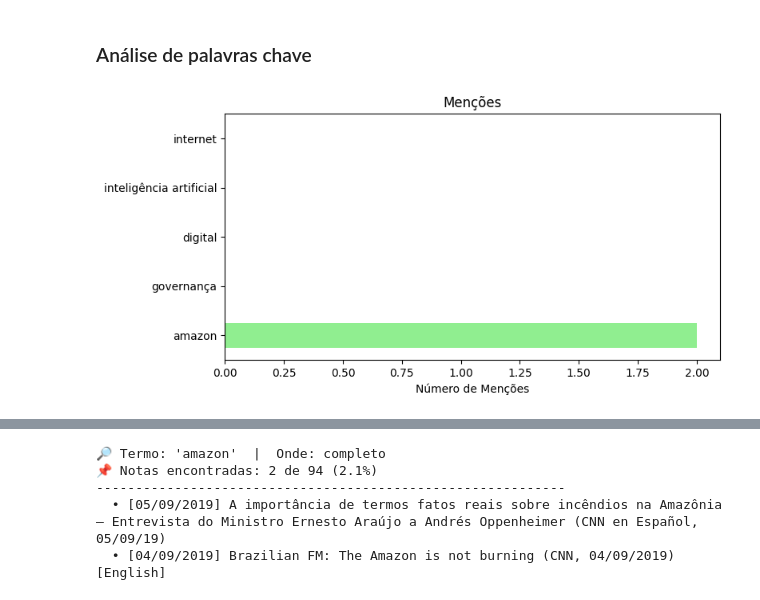
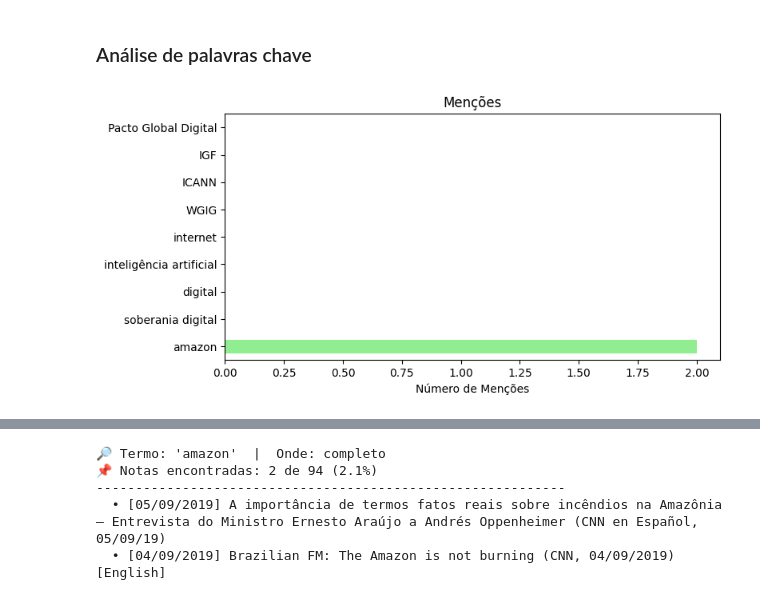
Before and after one commit to juborduchi/governanca-digital_mre, a Jupyter notebook: notebooks/analise_discursos_artigos_entrevistas.ipynb, the cells around one changed output, grey strips where cells are left out. Saved outputs shown, nothing was run; the diff lists cells and outputs as text; code cells hidden in the pictures.

```diff
--- a/notebooks/analise_discursos_artigos_entrevistas.ipynb
+++ b/notebooks/analise_discursos_artigos_entrevistas.ipynb
@@ -302,7 +302,7 @@ dtype: int64
 # %% [markdown]
 ### Análise de palavra chave
 # %%
-termos = ['governança', 'digital', 'inteligência artificial', 'internet']
+termos = ['soberania digital', 'digital', 'inteligência artificial', 'internet', 'amazon', 'WGIG' , 'ICANN' , 'IGF' , 'Pacto Global Digital' , 'multilateral'  ]
 frequencia = {}
 
 for termo in termos:
@@ -637,7 +825,7 @@ dtype: int64
 # %% [markdown]
 ### Análise de palavras chave
 # %%
-termos = ['governança', 'digital', 'inteligência artificial', 'internet' , 'amazon']
+termos = ['soberania digital', 'digital', 'inteligência artificial', 'internet', 'amazon', 'WGIG' , 'ICANN' , 'IGF' , 'Pacto Global Digital']
 frequencia = {}
 
 for termo in termos:
@@ -822,23 +1244,23 @@ dtype: int64
 # %% [markdown]
 ### Análise de palavras chave
 # %%
-termos = ['governança', 'digital', 'inteligência artificial', 'internet' , 'amazon']
+termos = ['soberania digital', 'digital', 'inteligência artificial', 'internet', 'amazon', 'WGIG' , 'ICANN' , 'IGF' , 'Pacto Global Digital']
 frequencia = {}
 
 for termo in termos:
     # Conta em quantos títulos a palavra aparece
     frequencia[termo] = df_entrevistas_ministros['texto_completo'].str.contains(termo, case=False).sum()
 
 # Converter para série para facilitar a plotagem
 ser_freq = pd.Series(frequencia)
 
 plt.figure(figsize=(8, 4))
 ser_freq.sort_values(ascending=False).plot(kind='barh', color='lightgreen')
 plt.title('Menções')
 plt.xlabel('Número de Menções')
 plt.show()
 # %% [output]
-[figure, old version]
+[figure, new version]
 # %%
 df_customizado_entrevistas_ministros = df_entrevistas_ministros [["autoria","titulo",
        "data_atualizado", "horario_atualizado", "link", "paragrafos", "texto_completo","data_dt", "hora_int", "qtd_paragrafos", "tamanho_texto"]]
```
Also changed, not shown: parts of 35 cells of this notebook.
